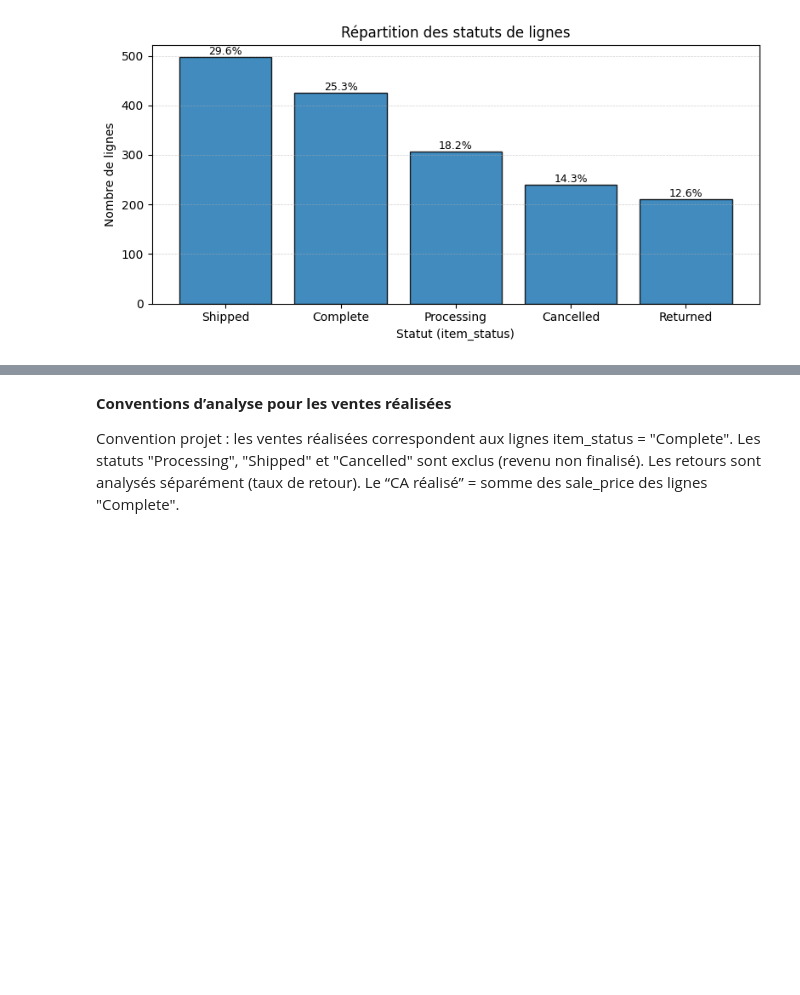
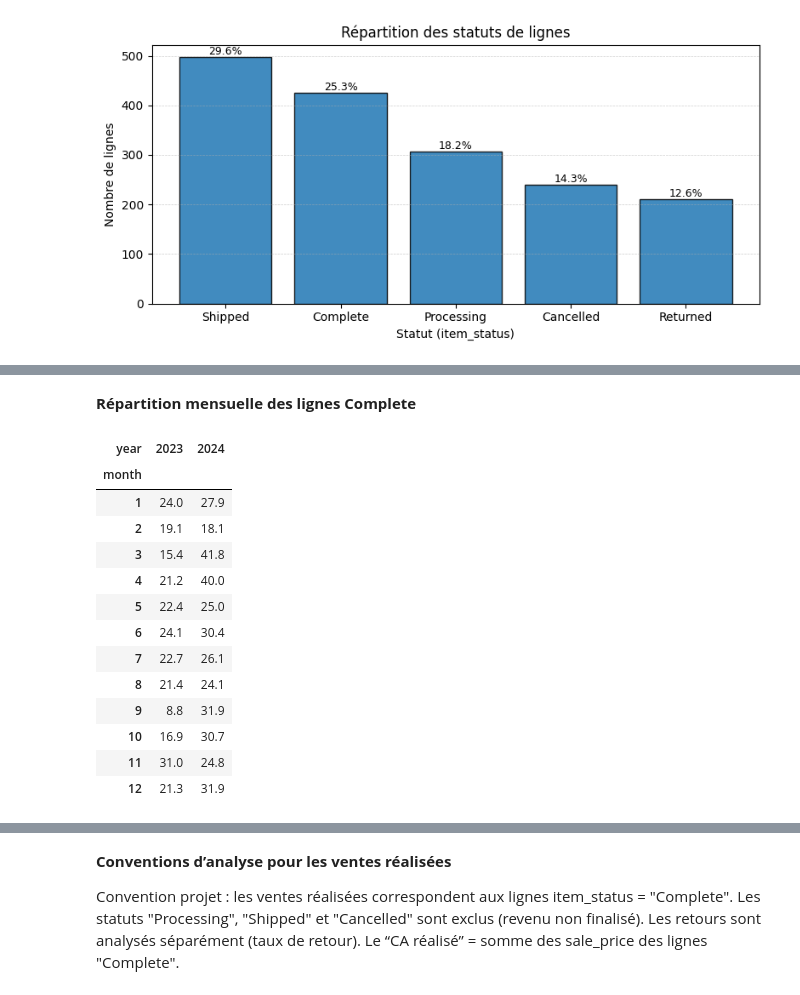
Before and after one commit to Ju3465/Analyse-e-commerce-2023-vs-2024-thelook_ecommerce, a Jupyter notebook: notebooks/eda_thelook_fr_women_2023_2024.ipynb, the cells around one changed output, grey strips where cells are left out. Cells and saved outputs as stored; diff of their text form; code cells hidden in the pictures; blank space fills up the shorter version.

```diff
--- a/notebooks/eda_thelook_fr_women_2023_2024.ipynb
+++ b/notebooks/eda_thelook_fr_women_2023_2024.ipynb
@@ -441,0 +477,34 @@ Le graphique ci-dessus présente la distribution des lignes de commande selon le
+# %% [markdown]
+**Répartition mensuelle des lignes Complete**
+# %%
+# Répartition mensuelle des statuts
+status_year_month = (
+    df.groupby(["year", "month", "item_status"], observed=False)
+      .size()
+      .unstack(fill_value=0)
+)
+
+# Part mensuelle de Complete
+status_year_month_pct = (
+    status_year_month
+    .div(status_year_month.sum(axis=1), axis=0)
+    * 100
+).round(1)
+
+# On se concentre sur la part de Complete
+status_year_month_pct["Complete"].unstack(level=0)
+# %% [output]
+| year | 2023 | 2024 |
+| month |  |  |
+| 1 | 24.0 | 27.9 |
+| 2 | 19.1 | 18.1 |
+| 3 | 15.4 | 41.8 |
+| 4 | 21.2 | 40.0 |
+| 5 | 22.4 | 25.0 |
+| 6 | 24.1 | 30.4 |
+| 7 | 22.7 | 26.1 |
+| 8 | 21.4 | 24.1 |
+| 9 | 8.8 | 31.9 |
+| 10 | 16.9 | 30.7 |
+| 11 | 31.0 | 24.8 |
+| 12 | 21.3 | 31.9 |
```
Also changed, not shown: parts of 11 cells of this notebook.
